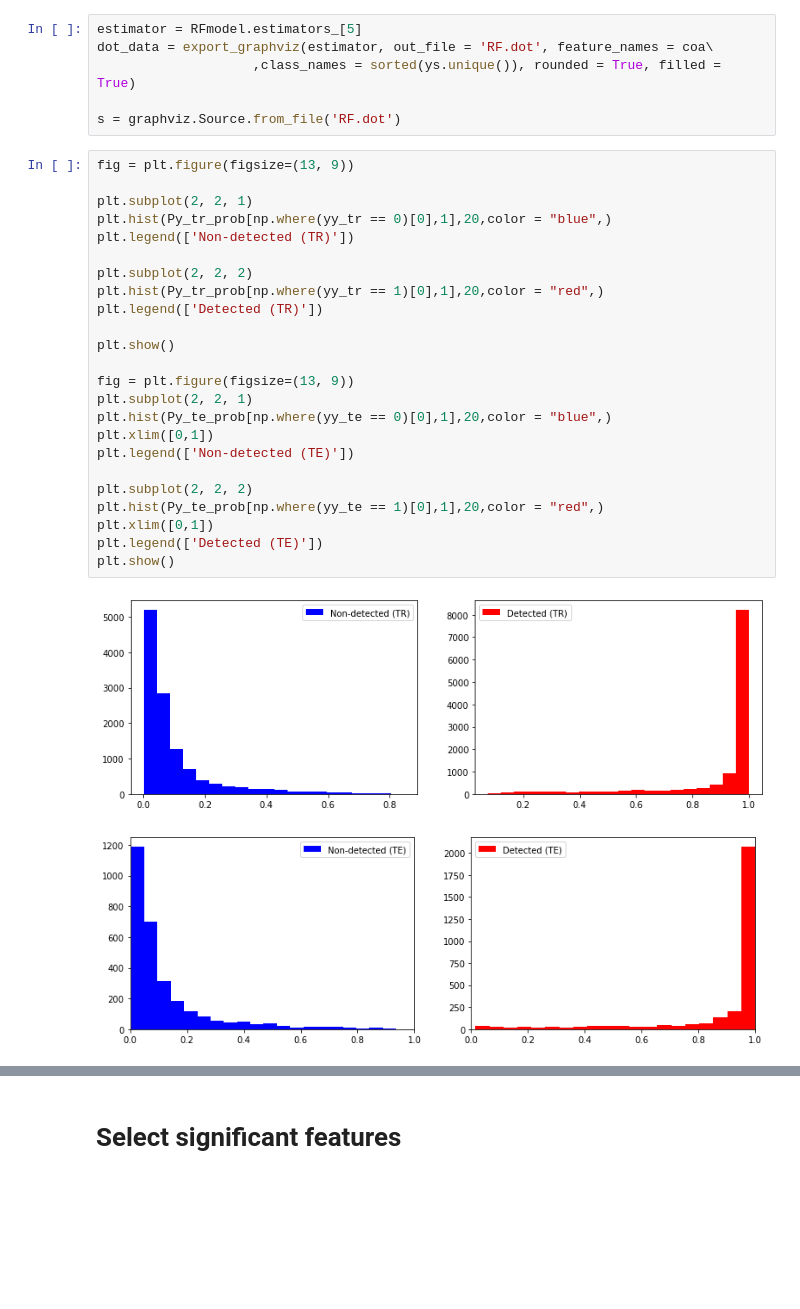
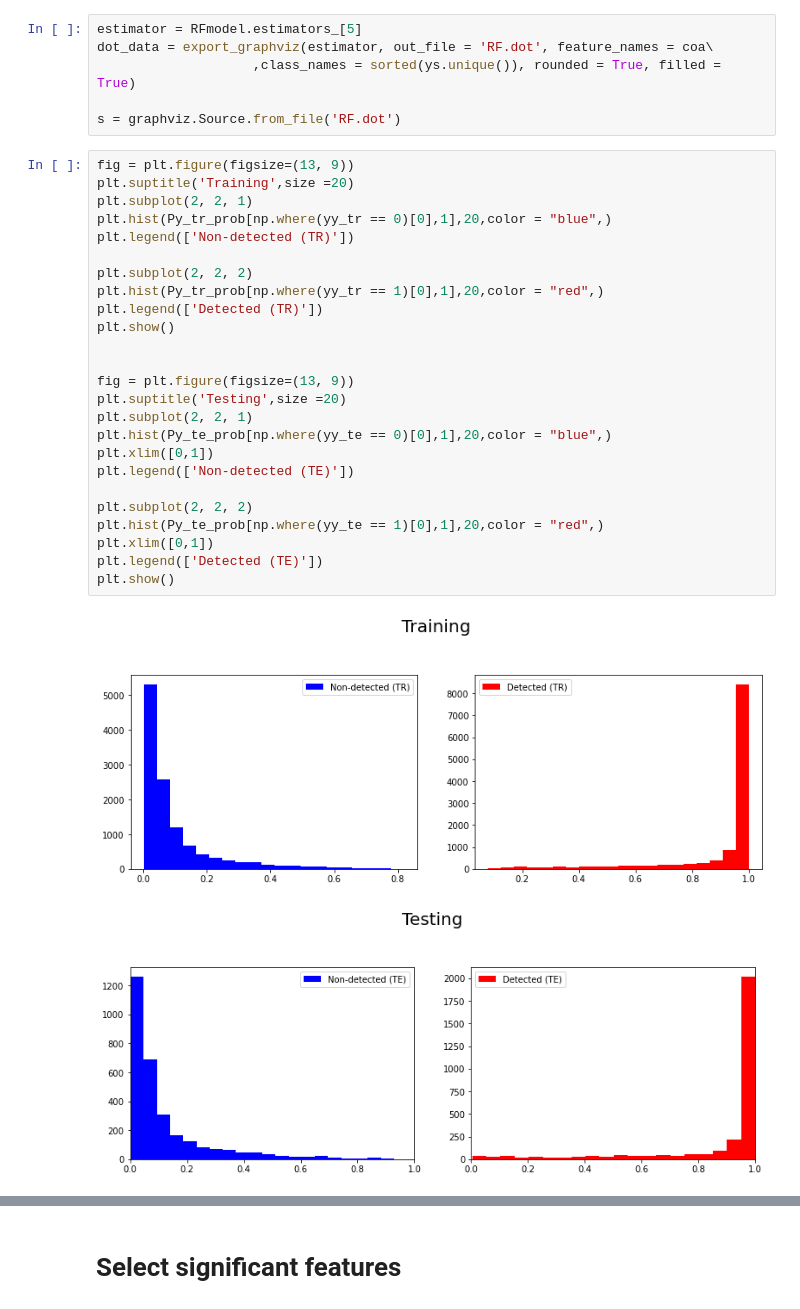
Before and after one commit to LordHao/Machine-Learning, a Jupyter notebook: Singal_classifier/signal_classification.ipynb, the cells around one changed output, grey strips where cells are left out. Saved outputs shown, nothing was run; the diff lists cells and outputs as text; blank space fills up the shorter version.

```diff
--- a/Singal_classifier/signal_classification.ipynb
+++ b/Singal_classifier/signal_classification.ipynb
@@ -152,31 +146,32 @@ dot_data = export_graphviz(estimator, out_file = 'RF.dot', feature_names = coa\
 s = graphviz.Source.from_file('RF.dot')
 # %%
 fig = plt.figure(figsize=(13, 9))
-
+plt.suptitle('Training',size =20)
 plt.subplot(2, 2, 1)
 plt.hist(Py_tr_prob[np.where(yy_tr == 0)[0],1],20,color = "blue",)
 plt.legend(['Non-detected (TR)'])
 
 plt.subplot(2, 2, 2)
 plt.hist(Py_tr_prob[np.where(yy_tr == 1)[0],1],20,color = "red",)
 plt.legend(['Detected (TR)'])
-
 plt.show()
 
+
 fig = plt.figure(figsize=(13, 9))
+plt.suptitle('Testing',size =20)
 plt.subplot(2, 2, 1)
 plt.hist(Py_te_prob[np.where(yy_te == 0)[0],1],20,color = "blue",)
 plt.xlim([0,1])
 plt.legend(['Non-detected (TE)'])
 
 plt.subplot(2, 2, 2)
 plt.hist(Py_te_prob[np.where(yy_te == 1)[0],1],20,color = "red",)
 plt.xlim([0,1])
 plt.legend(['Detected (TE)'])
 plt.show()
 # %% [output]
-[figure, old version]
+[figure, new version]
-[figure, old version]
+[figure, new version]
 # %%
 fpr_te = dict()
 tpr_te = dict()
```
Also changed, not shown: parts of 67 cells of this notebook, 1 other file.
